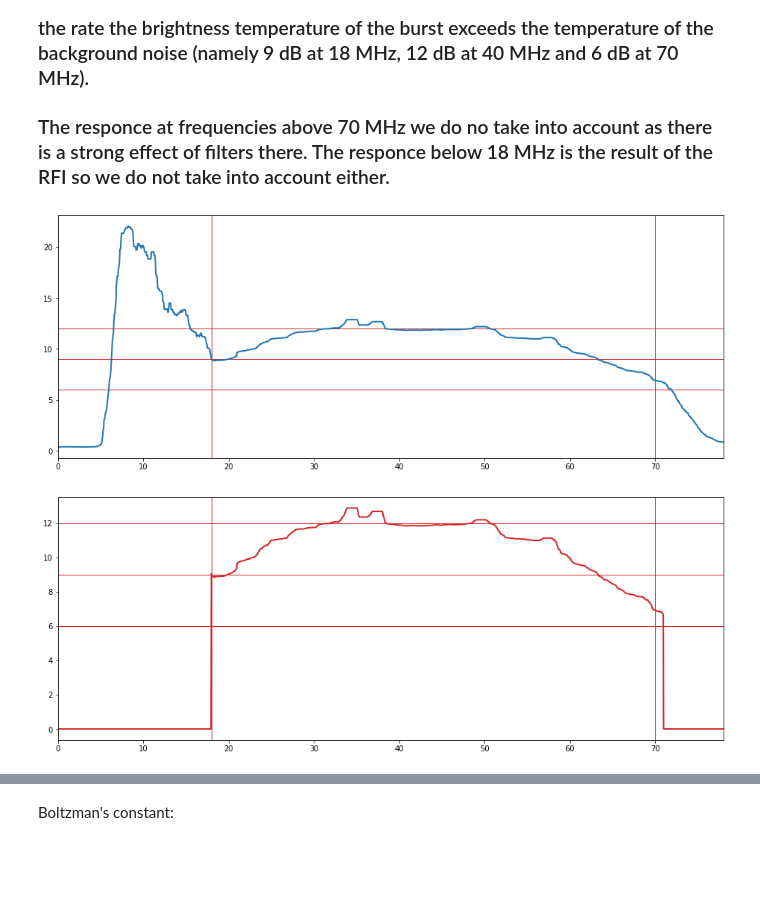
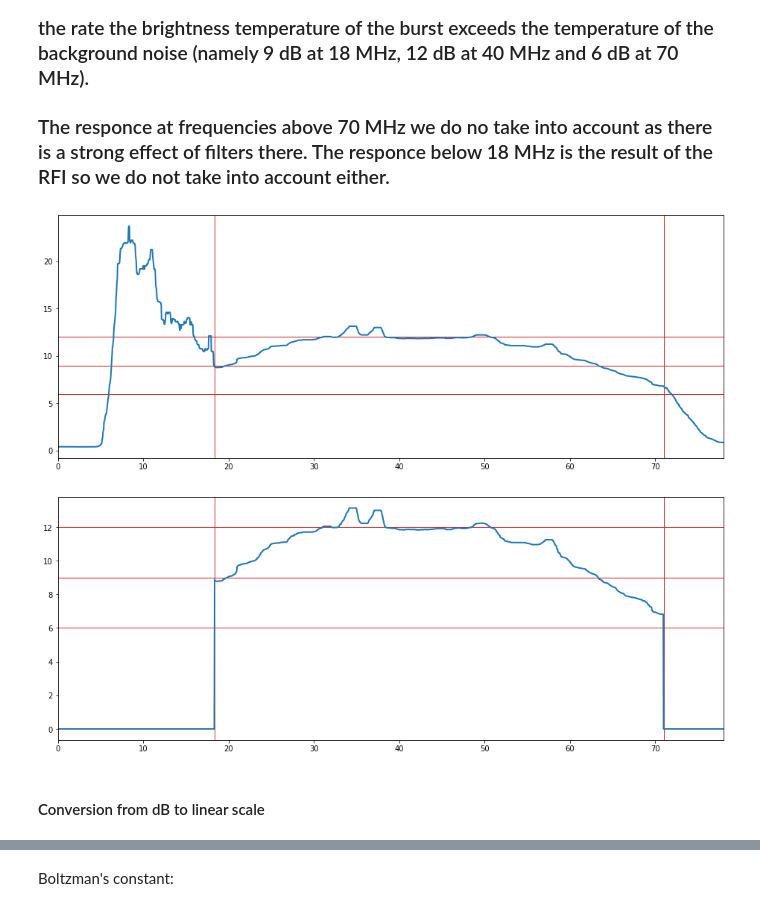
Before and after one commit to serge-yerin/jupyter-radio-astronomy, a Jupyter notebook: Sun_burst_GURT_2020.06.04.ipynb, the cells around one changed output, grey strips where cells are left out. Cells and saved outputs as stored; diff of their text form; code cells hidden in the pictures; blank space fills up the shorter version.

```diff
--- a/Sun_burst_GURT_2020.06.04.ipynb
+++ b/Sun_burst_GURT_2020.06.04.ipynb
@@ -43,0 +48,5 @@ print('      Time resolution: ', t_resolution, ' s.')
+# %%
+low_cut_channel = 480
+high_cut_channel = 1860
+print('Min. frequency of the range: ', frequency[low_cut_channel], ' MHz')
+print('Max. frequency of the range: ', frequency[high_cut_channel], ' MHz')
@@ -59,7 +71,7 @@ data = np.max(param, axis=1)
 # %% [markdown]
 ### Apply median filter to suppress the spikes from RFI
 # %%
-window_len = 60
+window_len = 40
 fitered_data = ndimage.median_filter(data, size=window_len)
 # %% [markdown]
 ### The filtered responce (orange line) outside the area with strong RFI signals represents the maximal strength on the responce above the background
@@ -79,27 +89,29 @@ ax1.set_xlim(xmin=0, xmax=78)
 # %%
 fig = plt.figure(figsize=(16.0, 6.0));
 ax1 = fig.add_subplot(111);
-ax1.axvline(x=18, linewidth=1, color='C3');
-ax1.axvline(x=70, linewidth=1, color='C3');
+ax1.axvline(x=frequency[low_cut_channel], linewidth=1, color='C3');
+ax1.axvline(x=frequency[high_cut_channel], linewidth=1, color='C3');
 ax1.axhline(y=9, linewidth=1, color='C3');
 ax1.axhline(y=12, linewidth=1, color='C3');
 ax1.axhline(y=6, linewidth=1, color='C3');
 ax1.plot(frequency, fitered_data, linewidth='2.0');
 ax1.set_xlim(xmin=0, xmax=78);
 # %% [output]
-[figure, old version]
+[figure, new version]
 # %%
 snr = fitered_data.copy();
-snr[:470] = 0;
-snr[1860:] = 0;
+snr[:low_cut_channel] = 0;
+snr[high_cut_channel:] = 0;
 fig = plt.figure(figsize=(16.0, 6.0));
 ax1 = fig.add_subplot(111);
-ax1.axvline(x=18, linewidth=1, color='C3');
-ax1.axvline(x=70, linewidth=1, color='C3');
+ax1.axvline(x=frequency[low_cut_channel], linewidth=1, color='C3');
+ax1.axvline(x=frequency[high_cut_channel], linewidth=1, color='C3');
 ax1.axhline(y=9, linewidth=1, color='C3');
 ax1.axhline(y=12, linewidth=1, color='C3');
 ax1.axhline(y=6, linewidth=1, color='C3');
-ax1.plot(frequency, snr, linewidth='2.0', color='C3');
+ax1.plot(frequency, snr, linewidth='2.0', color='C0');
 ax1.set_xlim(xmin=0, xmax=78);
 # %% [output]
-[figure, old version]
+[figure, new version]
+# %% [markdown]
+#### Conversion from dB to linear scale
```
Also changed, not shown: parts of 30 cells of this notebook.
